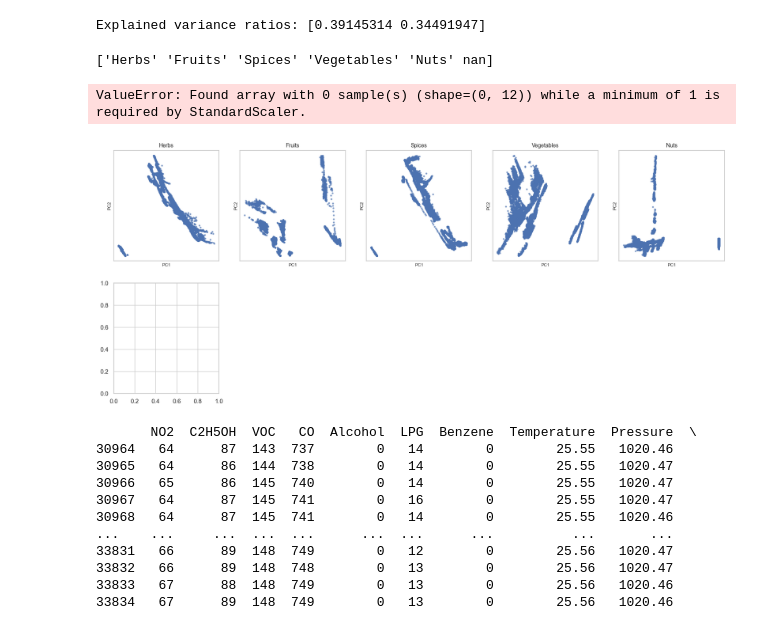
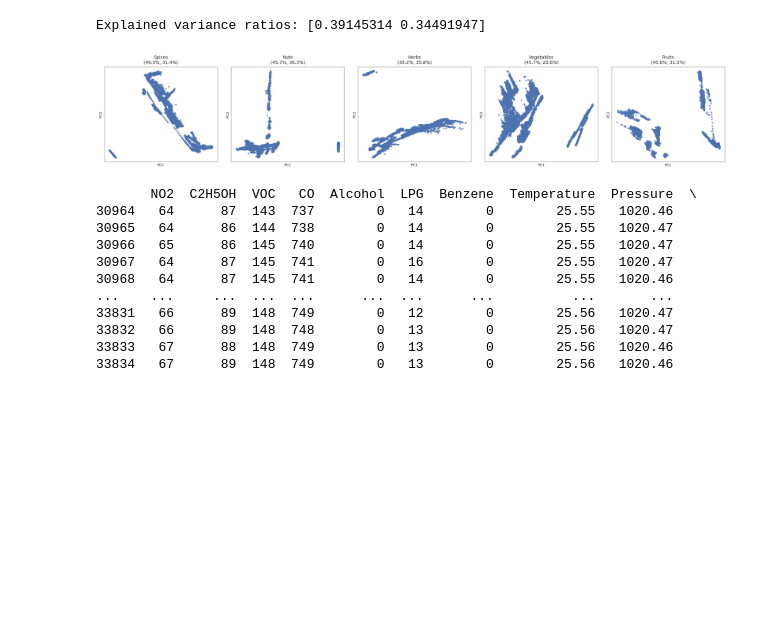
Before and after one commit to DeweiFeng/smell-net, a Jupyter notebook: data_analysis.ipynb, the cells around one changed output. Drawn from its saved outputs; the diff is of its cells as text; code cells hidden in the pictures; blank space fills up the shorter version.

```diff
--- a/data_analysis.ipynb
+++ b/data_analysis.ipynb
@@ -78,7 +77,7 @@ real_testing_data = defaultdict(list)
 
 training_path = "/home/dewei/workspace/smell-net/training"
 testing_path = "/home/dewei/workspace/smell-net/testing"
-real_testing_path = "/home/dewei/workspace/smell-net/processed_real_time_testing"
+# real_testing_path = "/home/dewei/workspace/smell-net/processed_real_time_testing"
 min_len = float('inf')  # Track minimum length across all series
 
 # Walk through the training directory
@@ -104,16 +103,16 @@ for folder_name in os.listdir(testing_path):
                 testing_data[folder_name].append(df)
                 min_len = min(min_len, df.shape[0])  # Update minimum length
 
-for folder_name in os.listdir(real_testing_path):
-    folder_path = os.path.join(real_testing_path, folder_name)
+# for folder_name in os.listdir(real_testing_path):
+#     folder_path = os.path.join(real_testing_path, folder_name)
 
-    if os.path.isdir(folder_path):  # Make sure it's a folder
-        for filename in os.listdir(folder_path):
-            if filename.endswith(".csv"):
-                cur_path = os.path.join(folder_path, filename)
-                df = pd.read_csv(cur_path)
-                real_testing_data[folder_name].append(df)
-                min_len = min(min_len, df.shape[0])  # Update minimum length
+#     if os.path.isdir(folder_path):  # Make sure it's a folder
+#         for filename in os.listdir(folder_path):
+#             if filename.endswith(".csv"):
+#                 cur_path = os.path.join(folder_path, filename)
+#                 df = pd.read_csv(cur_path)
+#                 real_testing_data[folder_name].append(df)
+#                 min_len = min(min_len, df.shape[0])  # Update minimum length
 # %%
 print([key for key in real_testing_data.keys() if key not in training_data])
 # %% [output]
@@ -455,4 +550,8 @@ Explained variance ratios: [0.39145314 0.34491947]
 # %%
+from sklearn.decomposition import PCA
+from sklearn.preprocessing import StandardScaler
+import matplotlib.pyplot as plt
+
 # Set up the grid for subplots
 categories = aggregated_training['category'].unique()
 n_categories = len(categories)
@@ -460,39 +559,40 @@ n_categories = len(categories)
 n_cols = 5  # You can change this
 n_rows = (n_categories + n_cols - 1) // n_cols  # Ceiling division
 
 plt.figure(figsize=(4 * n_cols, 4 * n_rows))
-
-
 
 for i, category in enumerate(categories):
     plt.subplot(n_rows, n_cols, i + 1)
 
     # Select data for this category
     group_df = aggregated_training[aggregated_training['category'] == category]
     X = group_df[sensor_columns]
 
     # Standardize
     scaler = StandardScaler()
     X_scaled = scaler.fit_transform(X)
 
     # PCA
     pca = PCA(n_components=2)
     X_pca = pca.fit_transform(X_scaled)
+    explained = pca.explained_variance_ratio_
 
     # Scatter plot
     plt.scatter(X_pca[:, 0], X_pca[:, 1], s=5, alpha=0.6)
-    plt.title(category, fontsize=10)
+
+    # Title with explained variance
+    plt.title(f"{category}\n({explained[0]*100:.1f}%, {explained[1]*100:.1f}%)", fontsize=10)
+
+    # Remove ticks but keep axis labels
     plt.xticks([])
     plt.yticks([])
     plt.xlabel('PC1', fontsize=8)
     plt.ylabel('PC2', fontsize=8)
 
 plt.tight_layout()
 plt.show()
 # %% [output]
-['Herbs' 'Fruits' 'Spices' 'Vegetables' 'Nuts' nan]
-ValueError: Found array with 0 sample(s) (shape=(0, 12)) while a minimum of 1 is required by StandardScaler.
-[figure, old version]
+[figure, new version]
 # %%
 missing_category_rows = aggregated_training[aggregated_training['category'].isna()]
 
```
Also changed, not shown: parts of 5 cells of this notebook, 21 other files.
